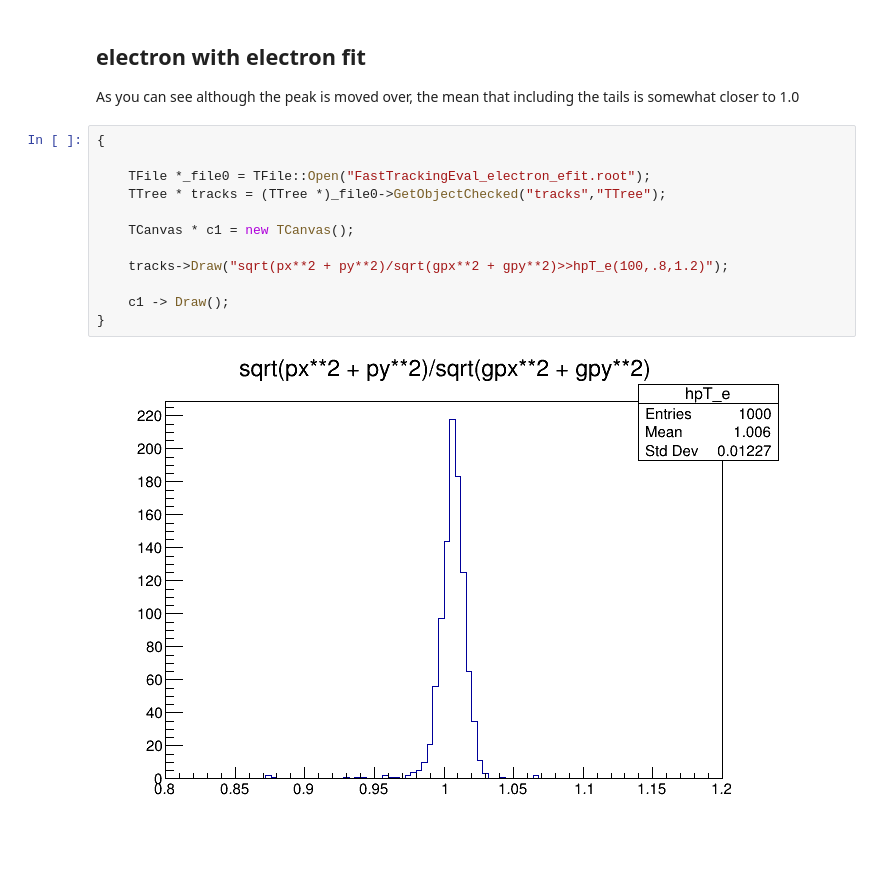
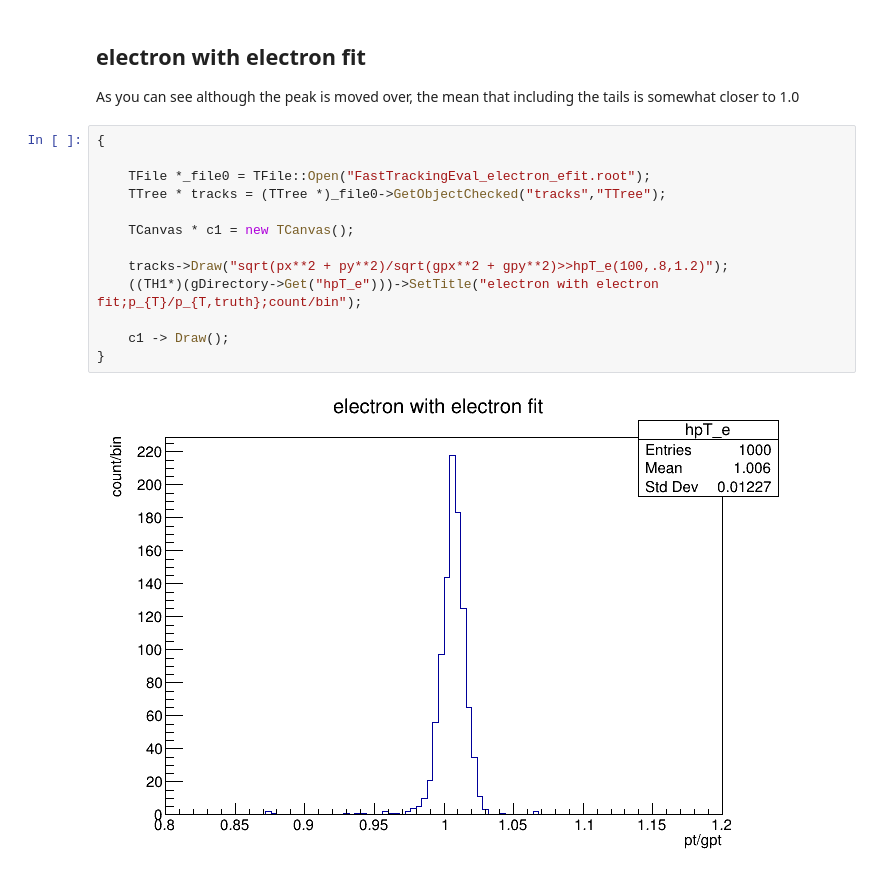
Before and after one commit to blackcathj/tutorials, a Jupyter notebook: Momentum/SimpleChecks.ipynb, the cells around one changed output. Saved outputs shown, nothing was run; the diff lists cells and outputs as text.

```diff
--- a/Momentum/SimpleChecks.ipynb
+++ b/Momentum/SimpleChecks.ipynb
@@ -37,14 +43,15 @@ As you can see although the peak is moved over, the mean that including the tail
 # %%
 {
 
     TFile *_file0 = TFile::Open("FastTrackingEval_electron_efit.root");
     TTree * tracks = (TTree *)_file0->GetObjectChecked("tracks","TTree");
 
     TCanvas * c1 = new TCanvas();
 
     tracks->Draw("sqrt(px**2 + py**2)/sqrt(gpx**2 + gpy**2)>>hpT_e(100,.8,1.2)");
+    ((TH1*)(gDirectory->Get("hpT_e")))->SetTitle("electron with electron fit;p_{T}/p_{T,truth};count/bin");
 
     c1 -> Draw();
 }
 # %% [output]
-[figure, old version]
+[figure, new version]
```
Also changed, not shown: parts of 9 cells of this notebook, 1 other file.
